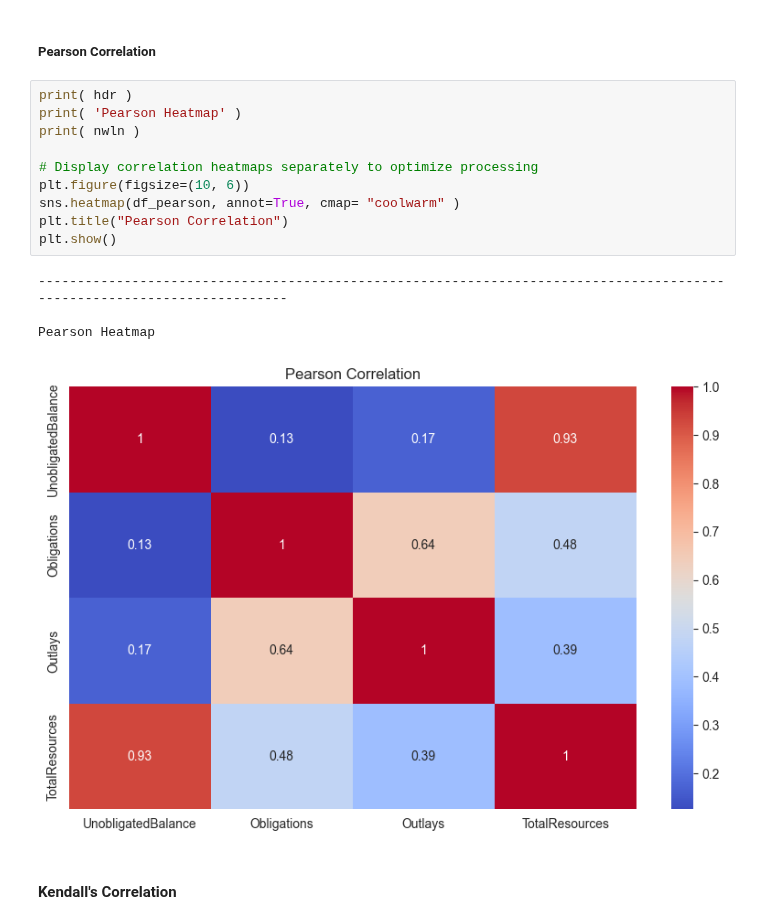
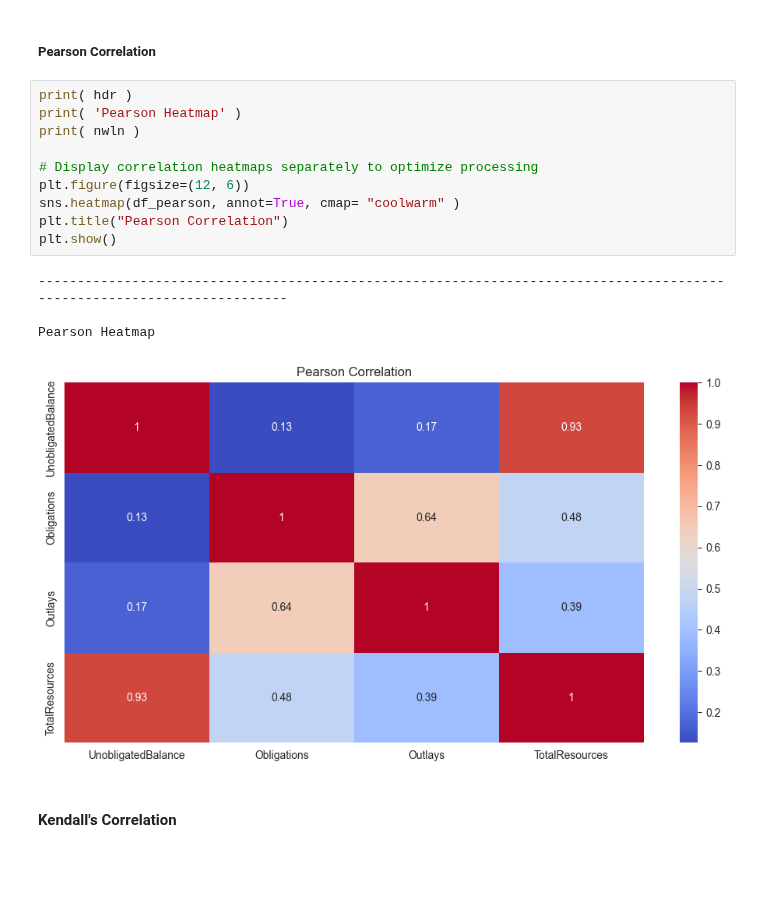
Before and after one commit to is-leeroy-jenkins/BudgetPy, a Jupyter notebook: ipynb/BalanceEstimator.ipynb, the cells around one changed output. Cells and saved outputs as stored; diff of their text form; blank space fills up the shorter version.

```diff
--- a/ipynb/BalanceEstimator.ipynb
+++ b/ipynb/BalanceEstimator.ipynb
@@ -530,18 +535,18 @@ df_spearman = df_balances[[ 'UnobligatedBalance', 'Obligations', 'Outlays', 'Tot
 # %%
 print( hdr )
 print( 'Pearson Heatmap' )
 print( nwln )
 
 # Display correlation heatmaps separately to optimize processing
-plt.figure(figsize=(10, 6))
+plt.figure(figsize=(12, 6))
 sns.heatmap(df_pearson, annot=True, cmap= "coolwarm" )
 plt.title("Pearson Correlation")
 plt.show()
 # %% [output]
 ------------------------------------------------------------------------------------------------------------------------
 
 Pearson Heatmap
-[figure, old version]
+[figure, new version]
 # %% [markdown]
 #### Kendall's Correlation
 # %%
```
Also changed, not shown: parts of 23 cells of this notebook.
